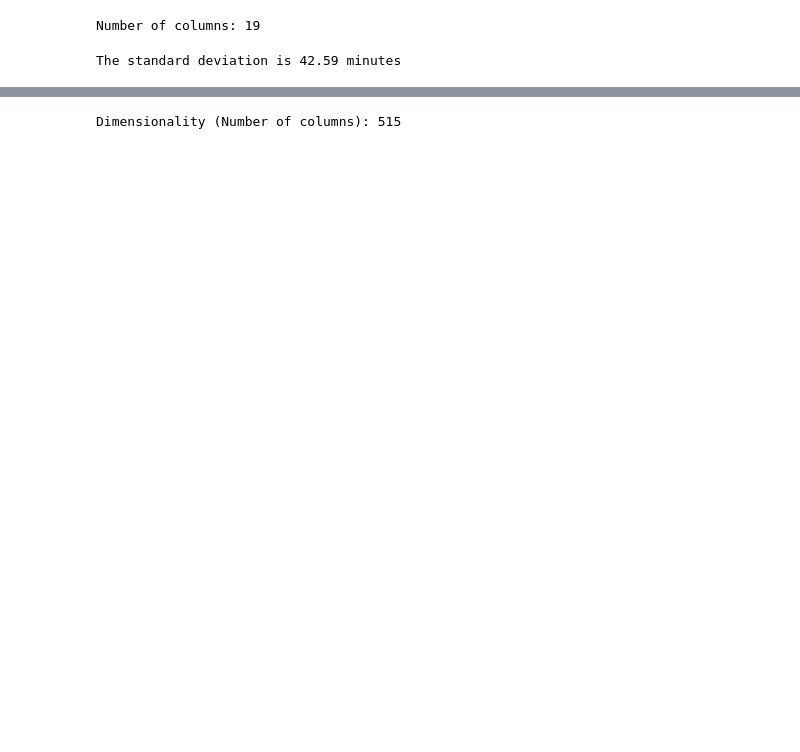
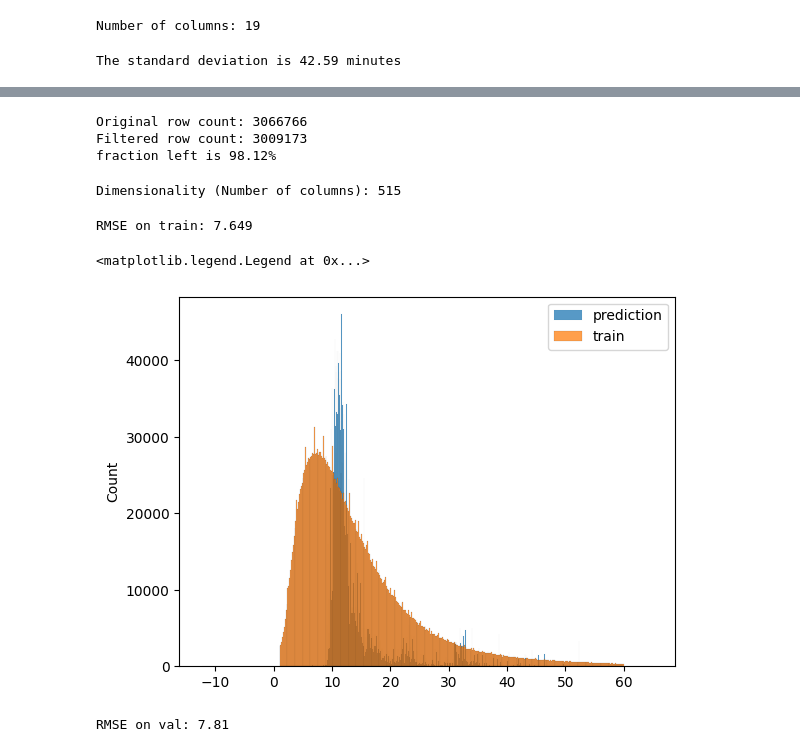
Before and after one commit to Joey-1218/MLOps-zoomcamp, a Jupyter notebook: 01-intro/HW1.ipynb, the cells around one changed output, grey strips where cells are left out. Cells and saved outputs as stored; diff of their text form; code cells hidden in the pictures; blank space fills up the shorter version.

```diff
--- a/01-intro/HW1.ipynb
+++ b/01-intro/HW1.ipynb
@@ -11,2 +40,3 @@ Requirement already satisfied: pyarrow in /home/codespace/anaconda3/lib/python3.
 # %%
-df1 = pd.read_parquet('https://d37ci6vzurychx.cloudfront.net/trip-data/yellow_tripdata_2023-01.parquet')
+df_train = read_dataframe('https://d37ci6vzurychx.cloudfront.net/trip-data/yellow_tripdata_2023-01.parquet')
+df_val = read_dataframe('https://d37ci6vzurychx.cloudfront.net/trip-data/yellow_tripdata_2023-02.parquet')
@@ -74,4 +54,59 @@ X_train = dv.fit_transform(train_dicts)
-# %%
-print(f"Dimensionality (Number of columns): {X_train.shape[1]}")
-# %% [output]
-Dimensionality (Number of columns): 515
+# %%
+# Question 3. Dropping outliers
+mask = (df_train['duration'] >= 1) & (df_train['duration'] <= 60)
+df_org = df_train.copy()
+df_train = df_train[mask].copy()
+print(f"Original row count: {len(df_org)}")
+print(f"Filtered row count: {len(df_train)}")
+fraction = len(df_train) / len(df_org)
+print(f"fraction left is {fraction:.2%}")
+# %% [output]
+Original row count: 3066766
+Filtered row count: 3009173
+fraction left is 98.12%
+# %%
+# Question 4. One-hot encoding
+categorical = ['PULocationID', 'DOLocationID']
+# numerical = ['trip_distance']
+train_dicts = df_train[categorical].to_dict(orient='records')
+dv = DictVectorizer()
+X_train = dv.fit_transform(train_dicts)
+print(f"Dimensionality (Number of columns): {X_train.shape[1]}")
+# %% [output]
+Dimensionality (Number of columns): 515
+# %%
+# Question 5. Training a model. RMSE on train
+target = 'duration'
+y_train = df_train[target].values
+
+lr = LinearRegression()
+lr.fit(X_train, y_train)
+y_pred = lr.predict(X_train)
+
+print(f"RMSE on train: {root_mean_squared_error(y_train, y_pred):.3f}")
+# %% [output]
+RMSE on train: 7.649
+# %%
+sns.histplot(y_pred, label='prediction')
+sns.histplot(y_train, label='train')
+
+plt.legend()
+# %% [output]
+<matplotlib.legend.Legend at 0x...>
+[figure, added]
+# %%
+# Question 6. Evaluating the model. RMSE on validation
+mask = (df_val.duration >= 1) & (df_val.duration <= 60)
+df_val = df_val[mask].copy()
+categorical = ['PULocationID', 'DOLocationID']
+# numerical = ['trip_distance']
+val_dicts = df_val[categorical].to_dict(orient='records')
+X_val = dv.transform(val_dicts)
+
+target = 'duration'
+y_val = df_val[target].values
+
+y_pred = lr.predict(X_val)
+print(f"RMSE on val: {root_mean_squared_error(y_val, y_pred):.2f}")
+# %% [output]
+RMSE on val: 7.81
```
Also changed, not shown: parts of 24 cells of this notebook, 1 other file.
